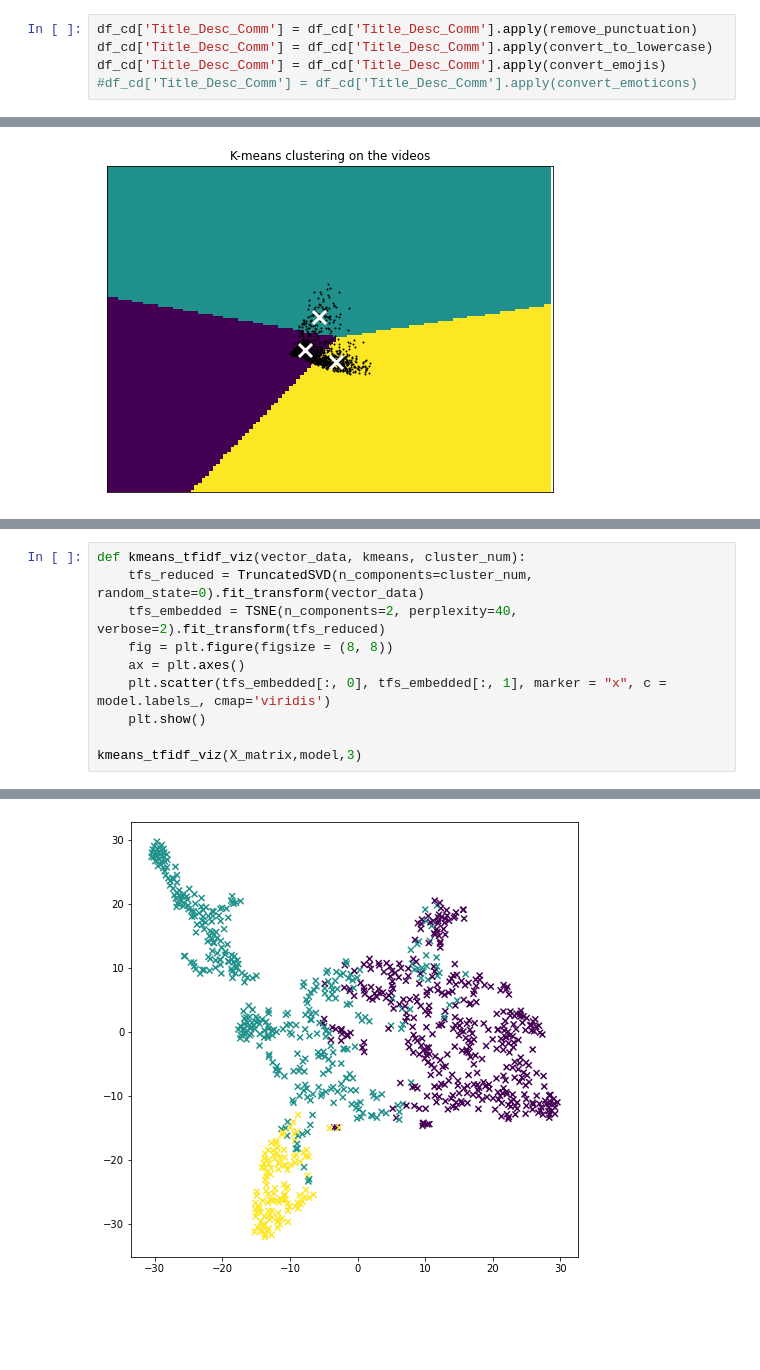
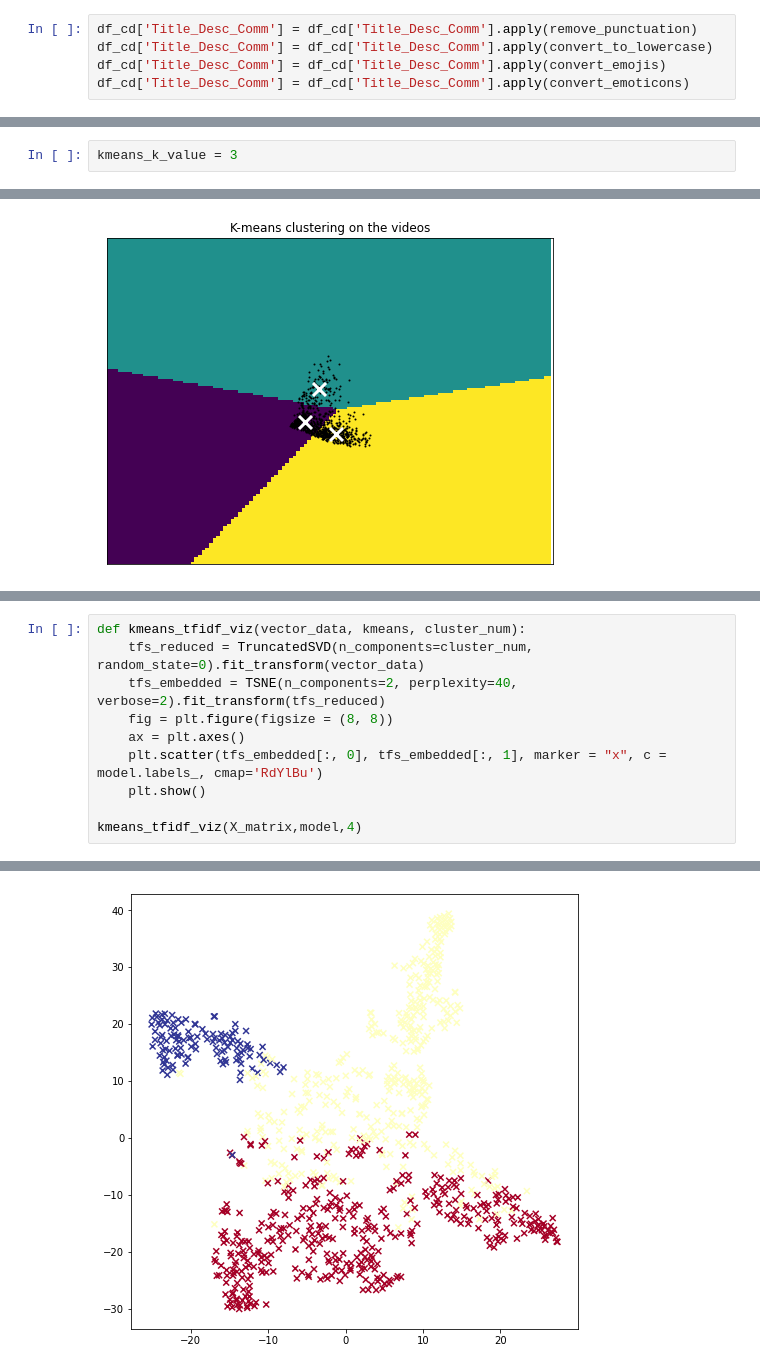
Before and after one commit to tazbiafatima/YouTube_analysis_2023, a Jupyter notebook: src/Youtube_Analysis_Clustering_2023.ipynb, the cells around one changed output, grey strips where cells are left out. Cells and saved outputs as stored; diff of their text form; blank space fills up the shorter version.

```diff
--- a/src/Youtube_Analysis_Clustering_2023.ipynb
+++ b/src/Youtube_Analysis_Clustering_2023.ipynb
@@ -360,7 +395,7 @@ def remove_spaces(text_list):
 df_cd['Title_Desc_Comm'] = df_cd['Title_Desc_Comm'].apply(remove_punctuation)
 df_cd['Title_Desc_Comm'] = df_cd['Title_Desc_Comm'].apply(convert_to_lowercase)
 df_cd['Title_Desc_Comm'] = df_cd['Title_Desc_Comm'].apply(convert_emojis)
-#df_cd['Title_Desc_Comm'] = df_cd['Title_Desc_Comm'].apply(convert_emoticons)
+df_cd['Title_Desc_Comm'] = df_cd['Title_Desc_Comm'].apply(convert_emoticons)
 # %%
 df_cd.to_csv("/Users/tabziasmac/Downloads/Thesis-Dataset/Combined/Combined_metadata_comments.csv")
 # %%
@@ -672,6 +681,8 @@ kmeans_k_value_svd = score_eval_kmeans_sil(vector_data, kmeans_output)
 # %% [output]
 Cluster (k) number with largest Coefficient: 6
 [figure]
+# %%
+kmeans_k_value = 3
 # %%
 n_clusters = kmeans_k_value
 #reduced_data = TruncatedSVD(n_components=2).fit_transform(X_matrix)
@@ -810,10 +829,10 @@ def kmeans_tfidf_viz(vector_data, kmeans, cluster_num):
     tfs_embedded = TSNE(n_components=2, perplexity=40, verbose=2).fit_transform(tfs_reduced)
     fig = plt.figure(figsize = (8, 8))
     ax = plt.axes()
-    plt.scatter(tfs_embedded[:, 0], tfs_embedded[:, 1], marker = "x", c = model.labels_, cmap='viridis')
+    plt.scatter(tfs_embedded[:, 0], tfs_embedded[:, 1], marker = "x", c = model.labels_, cmap='RdYlBu')
     plt.show()
 
-kmeans_tfidf_viz(X_matrix,model,3)
+kmeans_tfidf_viz(X_matrix,model,4)
 # %% [output]
 [t-SNE] Computing 121 nearest neighbors...
 [t-SNE] Indexed 893 samples in 0.000s...
@@ -835 +854 @@ kmeans_tfidf_viz(X_matrix,model,3)
-[figure, old version]
+[figure, new version]
```
Also changed, not shown: parts of 78 cells of this notebook.
